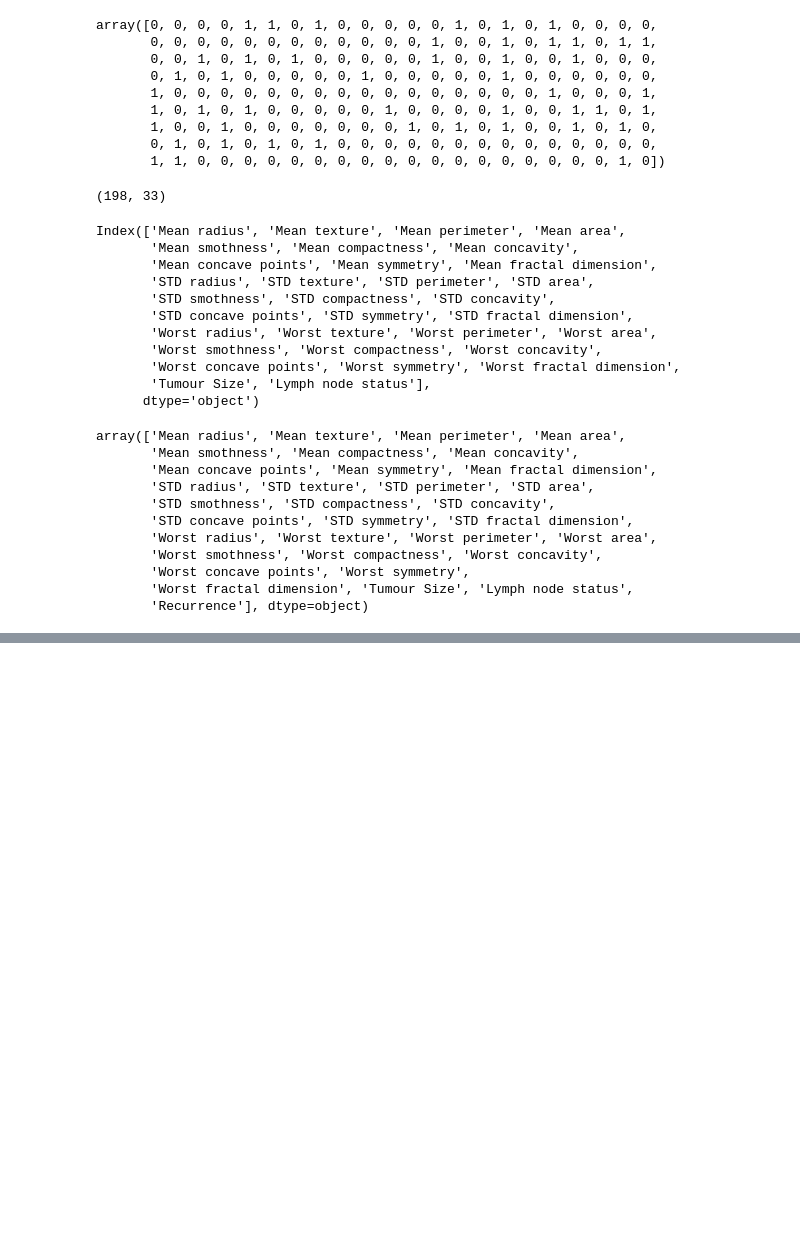
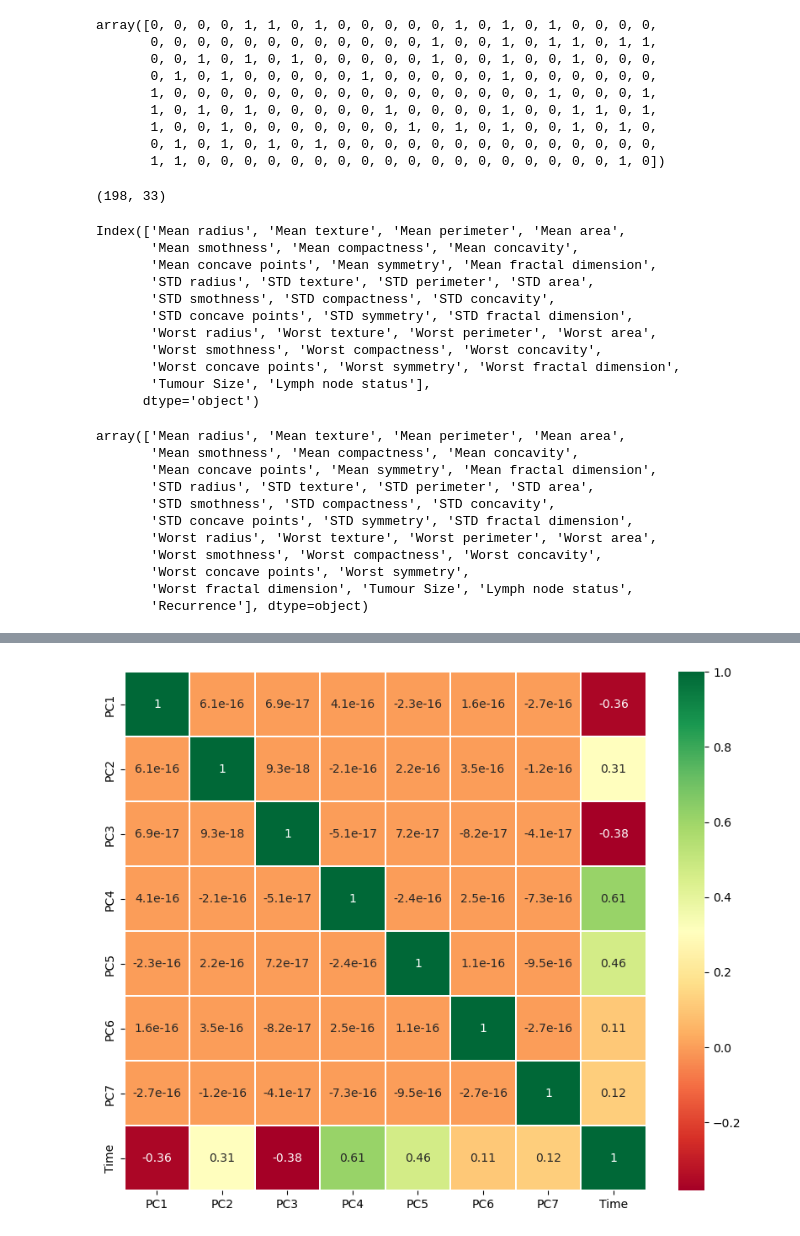
Before and after one commit to Raaaii/Breast_Cancer_ML-DL, a Jupyter notebook: preprocessing/preprocessing.ipynb, the cells around one changed output, grey strips where cells are left out. Drawn from its saved outputs; the diff is of its cells as text; code cells hidden in the pictures; blank space fills up the shorter version.

```diff
--- a/preprocessing/preprocessing.ipynb
+++ b/preprocessing/preprocessing.ipynb
@@ -466,0 +511,13 @@ clasData.to_excel("classificationData.xlsx")
+# %%
+#From the graph, we can see that 9 components explain 90% of the variance
+
+pca = PCA(n_components=7)
+pca.fit(regData)
+print("Explained variance: ", pca.explained_variance_ratio_)
+print("Singular values: ", pca.singular_values_)
+print("Components: ", pca.components_)
+print("Mean: ", pca.mean_)
+print("Number of components: ", pca.n_components_)
+print("Number of samples: ", pca.n_samples_)
+print("Number of features: ", pca.n_features_)
+print("Noise variance: ", pca.noise_variance_)
@@ -466,0 +557,5 @@ clasData.to_excel("classificationData.xlsx")
+# %%
+#make new dataframe with the 9 components and the index of the original dataset leaving in the target variable "time"
+pcaDf = pd.DataFrame(pca.transform(regData), columns=["PC1", "PC2", "PC3", "PC4", "PC5", "PC6", "PC7"], index=regData.index)
+pcaDf["Time"] = regData["Time"]
+pcaDf
@@ -466,0 +577,9 @@ clasData.to_excel("classificationData.xlsx")
+# %%
+#make a heatmap of the components and their explained variance
+plt.figure(figsize=(10,10))
+sns.heatmap(pcaDf.corr(), annot=True, cmap='RdYlGn', linewidths=0.2)
+fig=plt.gcf()
+fig.set_size_inches(10,8)
+plt.show()
+# %% [output]
+[figure, added]
```
Also changed, not shown: parts of 15 cells of this notebook.
